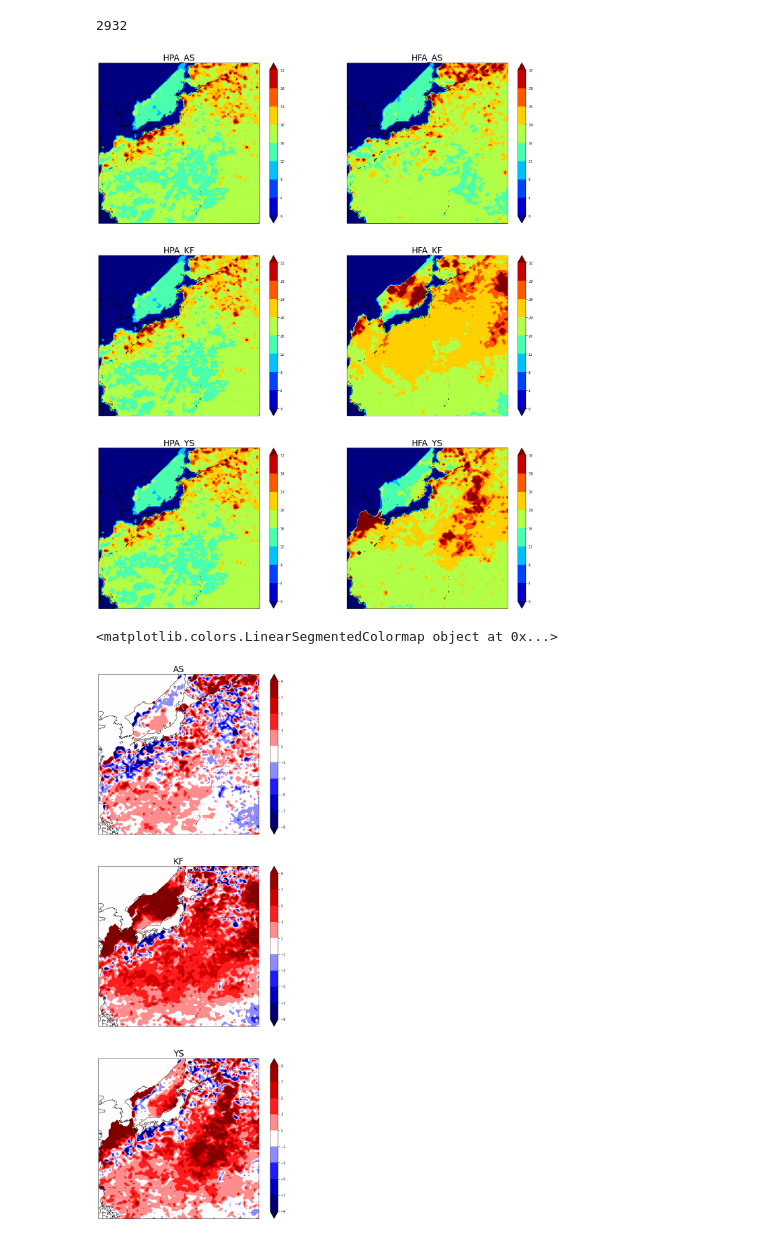
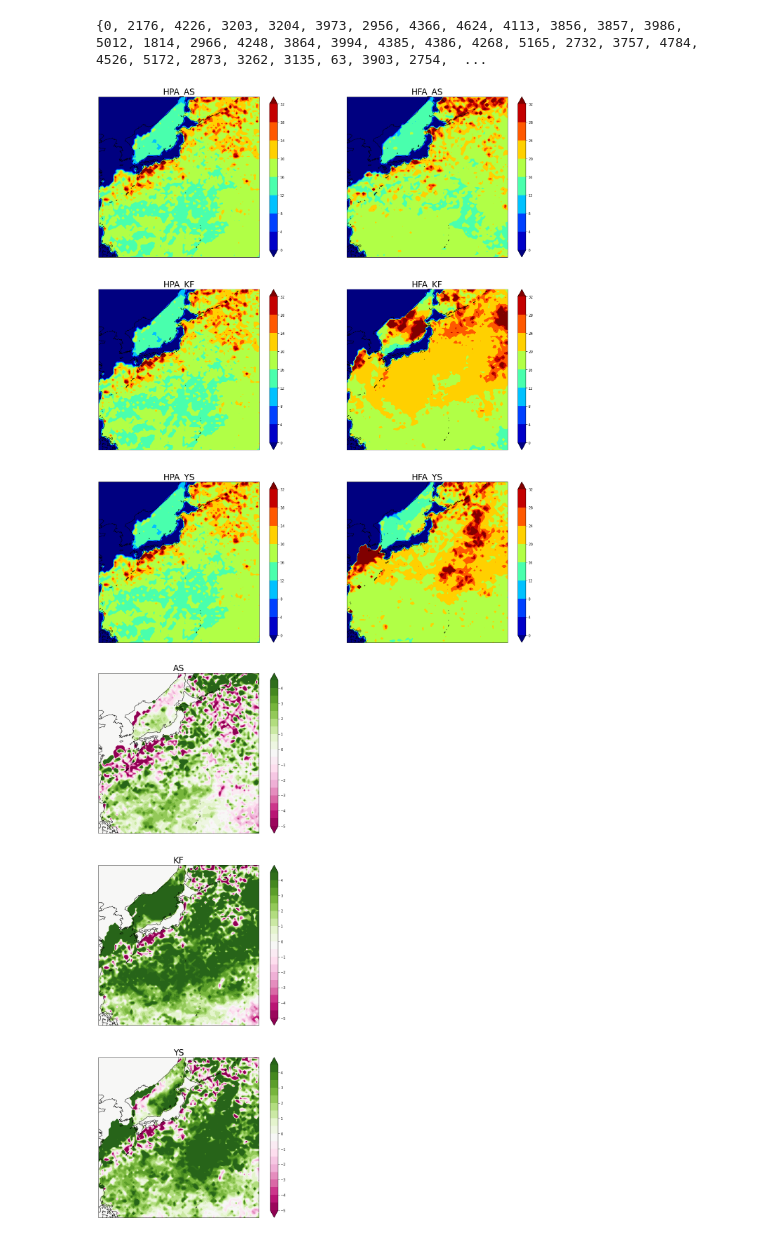
Before and after one commit to greedtn/MRI-AGCM3.2H, a Jupyter notebook: vizualize/RV_diff.ipynb, the cells around one changed output. Drawn from its saved outputs; the diff is of its cells as text; code cells hidden in the pictures.

```diff
--- a/vizualize/RV_diff.ipynb
+++ b/vizualize/RV_diff.ipynb
@@ -61,7 +61,19 @@ for i in range(3):
     DATA_F[i] = np.array(DATA_F[i])
     DATA_P[i] = np.array(DATA_P[i])
 
-print(np.argmax(DATA_F[2] - DATA_P[2]))
+a_ = {0}
+b_ = {0}
+c_ = {0}
+a = np.where((DATA_F[0] - DATA_P[0] > 3) & (DATA_F[0] - DATA_P[0] < 5))
+for i in range(len(a[0])):
+    a_.add(a[0][i] * 79 + a[1][i])
+b = np.where((DATA_F[1] - DATA_P[1] > 3) & (DATA_F[1] - DATA_P[1] < 5))
+for i in range(len(b[0])):
+    b_.add(b[0][i] * 79 + b[1][i])
+c = np.where((DATA_F[2] - DATA_P[2] > 3) & (DATA_F[2] - DATA_P[2] < 5))
+for i in range(len(c[0])):
+    c_.add(c[0][i] * 79 + c[1][i])
+print(a_ & b_ & c_)
 # 描画(現在気候のRV)
 fig = plt.figure(figsize=(20, 24))
 levels = np.arange(0, 33, 4)
@@ -102,36 +114,34 @@ c_bar = plt.colorbar(a)
 ax6.coastlines()
 ax6.set_title('HFA_' + MODEL[2], fontsize=24)
 plt.subplots_adjust(left=0.05, right=0.95, bottom=0.05, top=0.95)
 plt.savefig("../img/現在気候と将来気候の100年再現期待値.png")
 plt.show()
 
 # 描画(将来気候と現在気候の最大波高の差)
 fig = plt.figure(figsize=(10, 24))
-levels = np.arange(-9, 10, 2)
-cmap = copy.copy(mpl.cm.get_cmap("seismic"))
-print(cmap)
+levels = np.arange(-5, 5, 0.5)
+cmap = copy.copy(mpl.cm.get_cmap("PiYG"))
 ax1 = fig.add_subplot(3, 1, 1, projection=ccrs.PlateCarree())
 a = plt.contourf(lons, lats, DATA_F[0] - DATA_P[0], levels=levels, transform=ccrs.PlateCarree(), cmap=cmap, extend='both')
 c_bar = plt.colorbar(a)
 ax1.coastlines()
 ax1.set_title(MODEL[0], fontsize=24)
 
 ax2 = fig.add_subplot(3, 1, 2, projection=ccrs.PlateCarree())
 a = plt.contourf(lons, lats, DATA_F[1] - DATA_P[1], levels=levels, transform=ccrs.PlateCarree(), cmap=cmap, extend='both')
 c_bar = plt.colorbar(a)
 ax2.coastlines()
 ax2.set_title(MODEL[1], fontsize=24)
 
 ax3 = fig.add_subplot(3, 1, 3, projection=ccrs.PlateCarree())
 a = plt.contourf(lons, lats, DATA_F[2] - DATA_P[2], levels=levels, transform=ccrs.PlateCarree(), cmap=cmap, extend='both')
 c_bar = plt.colorbar(a)
 ax3.coastlines()
 ax3.set_title(MODEL[2], fontsize=24)
 plt.subplots_adjust(left=0.05, right=0.95, bottom=0.05, top=0.95)
 plt.savefig("../img/100年再現期待値の変化.png")
 plt.show()
 # %% [output]
-2932
+{0, 2176, 4226, 3203, 3204, 3973, 2956, 4366, 4624, 4113, 3856, 3857, 3986, 5012, 1814, 2966, 4248, 3864, 3994, 4385, 4386, 4268, 5165, 2732, 3757, 4784, 4526, 5172, 2873, 3262, 3135, 63, 3903, 2754,  ...
 [figure]
-<matplotlib.colors.LinearSegmentedColormap object at 0x...>
-[figure, old version]
+[figure, new version]
```
Also changed, not shown: 5 other files.
